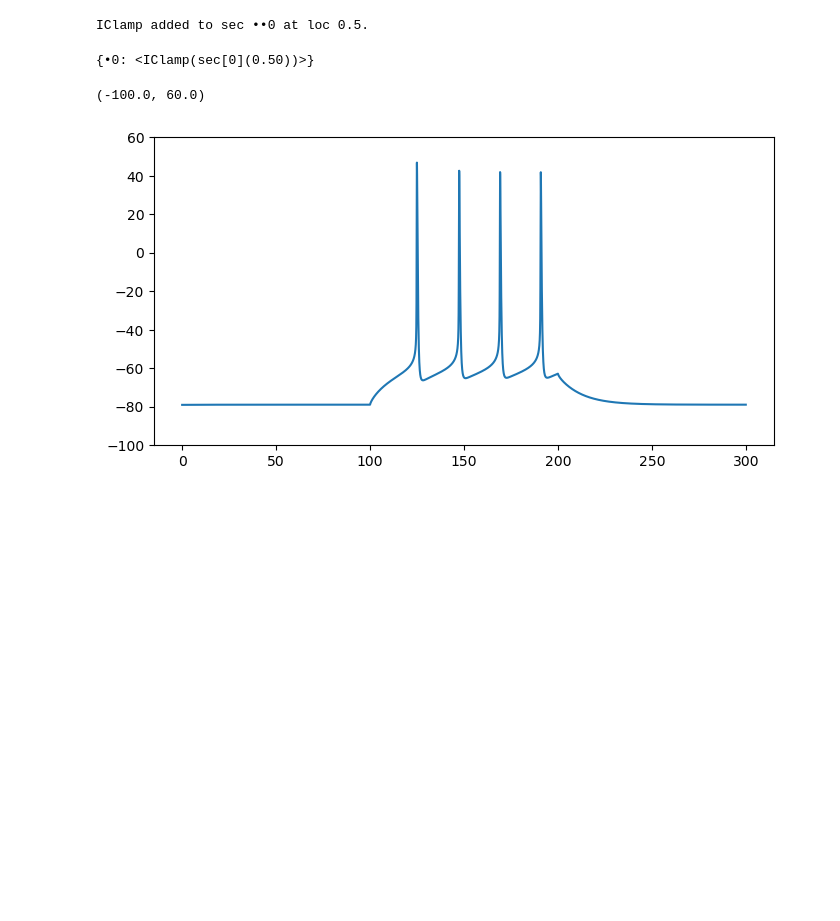
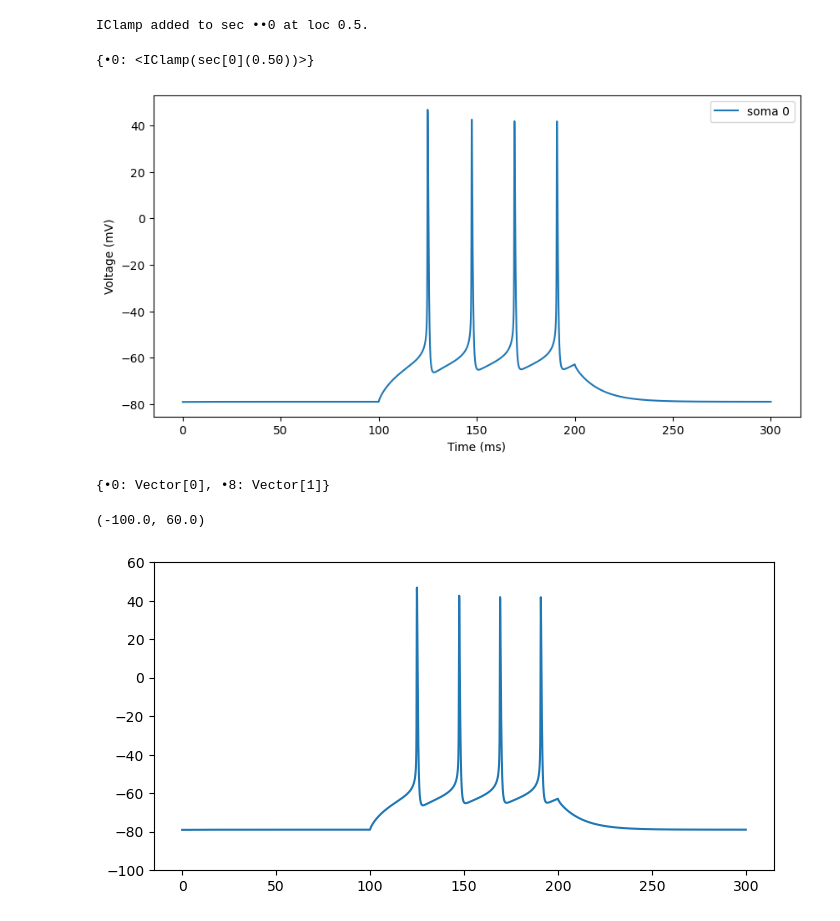
Before and after one commit to Poirazi-Lab/DendroTweaksApp, a Jupyter notebook: app/src/model_demo.ipynb, the cells around one changed output. Drawn from its saved outputs; the diff is of its cells as text; code cells hidden in the pictures; blank space fills up the shorter version.

```diff
--- a/app/src/model_demo.ipynb
+++ b/app/src/model_demo.ipynb
@@ -682,3 +603,4 @@ model.set_param('temperature', value=37)
 model.set_param('v_init', value=-79)
 # %%
 soma = model.sec_tree.soma
+dend = model.sec_tree.domains['dend'].sections[0]
@@ -705,5 +607,6 @@ soma._ref.psection()
 # %%
 model.add_recording(soma, loc=0.5)
+model.add_recording(dend, loc=0.5)
 # %%
 model.simulator.recordings
 # %% [output]
@@ -717,5 +620,16 @@ IClamp added to sec ••0 at loc 0.5.
 model.iclamps
 # %% [output]
 {•0: <IClamp(sec[0](0.50))>}
+# %%
+model.simulator.run(duration=300)
+# %%
+fig, ax = plt.subplots(1, 1, figsize=(10, 5))
+model.simulator.plot_voltage(ax=ax, segments=[0])
+# %% [output]
+[figure, added]
 # %%
 t, v, _ = model.simulator.run(duration=300)
+# %%
+model.simulator.recordings
+# %% [output]
+{•0: Vector[0], •8: Vector[1]}
```
Also changed, not shown: parts of 33 cells of this notebook, 57 other files.
